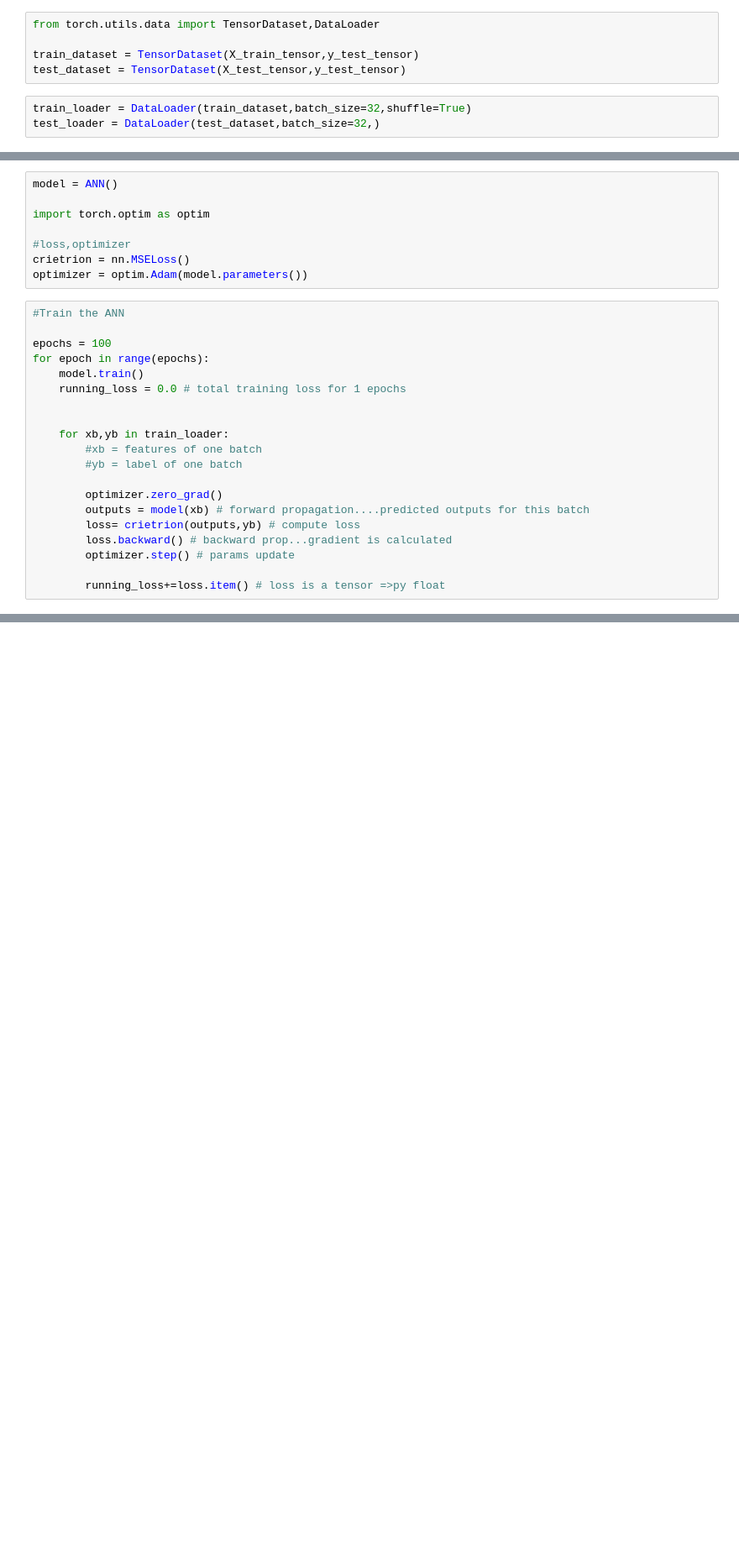
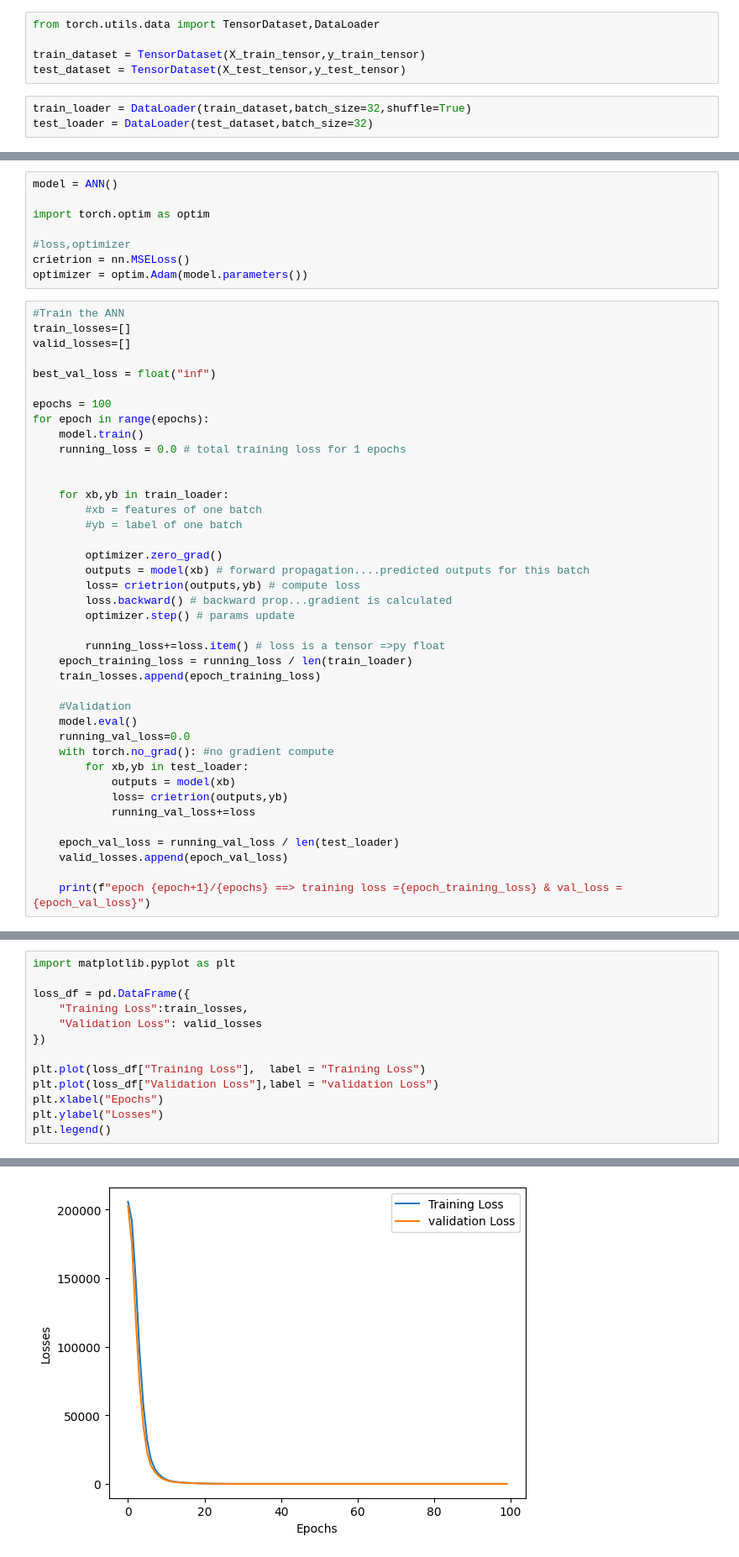
Before and after one commit to Abhay-coding/ANN_for_regression, a Jupyter notebook: ANN_Regression.ipynb, the cells around one changed output, grey strips where cells are left out. Shown at 84% size. Cells and saved outputs as stored; diff of their text form; blank space fills up the shorter version.

```diff
--- a/ANN_Regression.ipynb
+++ b/ANN_Regression.ipynb
@@ -55,11 +55,11 @@ y_test_tensor = torch.tensor(y_test.values,dtype=torch.float32).view(-1,1)
 # %%
 from torch.utils.data import TensorDataset,DataLoader
 
-train_dataset = TensorDataset(X_train_tensor,y_test_tensor)
+train_dataset = TensorDataset(X_train_tensor,y_train_tensor)
 test_dataset = TensorDataset(X_test_tensor,y_test_tensor)
 # %%
 train_loader = DataLoader(train_dataset,batch_size=32,shuffle=True)
-test_loader = DataLoader(test_dataset,batch_size=32,)
+test_loader = DataLoader(test_dataset,batch_size=32)
 # %% [markdown]
 ### DEEP LEARNING
 # %%
@@ -94,6 +94,10 @@ crietrion = nn.MSELoss()
 optimizer = optim.Adam(model.parameters())
 # %%
 #Train the ANN
+train_losses=[]
+valid_losses=[]
+
+best_val_loss = float("inf")
 
 epochs = 100
 for epoch in range(epochs):
@@ -112,3 +116,19 @@ for epoch in range(epochs):
         optimizer.step() # params update
 
         running_loss+=loss.item() # loss is a tensor =>py float
+    epoch_training_loss = running_loss / len(train_loader)
+    train_losses.append(epoch_training_loss)
+
+    #Validation
+    model.eval()
+    running_val_loss=0.0
+    with torch.no_grad(): #no gradient compute
+        for xb,yb in test_loader:
+            outputs = model(xb)
+            loss= crietrion(outputs,yb)
+            running_val_loss+=loss
+
+    epoch_val_loss = running_val_loss / len(test_loader)
+    valid_losses.append(epoch_val_loss)
+
+    print(f"epoch {epoch+1}/{epochs} ==> training loss ={epoch_training_loss} & val_loss = {epoch_val_loss}")
@@ -114,0 +153,14 @@ for epoch in range(epochs):
+# %%
+import matplotlib.pyplot as plt
+
+loss_df = pd.DataFrame({
+    "Training Loss":train_losses,
+    "Validation Loss": valid_losses
+})
+
+plt.plot(loss_df["Training Loss"],  label = "Training Loss")
+plt.plot(loss_df["Validation Loss"],label = "validation Loss")
+plt.xlabel("Epochs")
+plt.ylabel("Losses")
+plt.legend()
+# %% [output]
@@ -114,0 +168 @@ for epoch in range(epochs):
+[figure, added]
```
Also changed, not shown: parts of 2 cells of this notebook, 1 other file.
